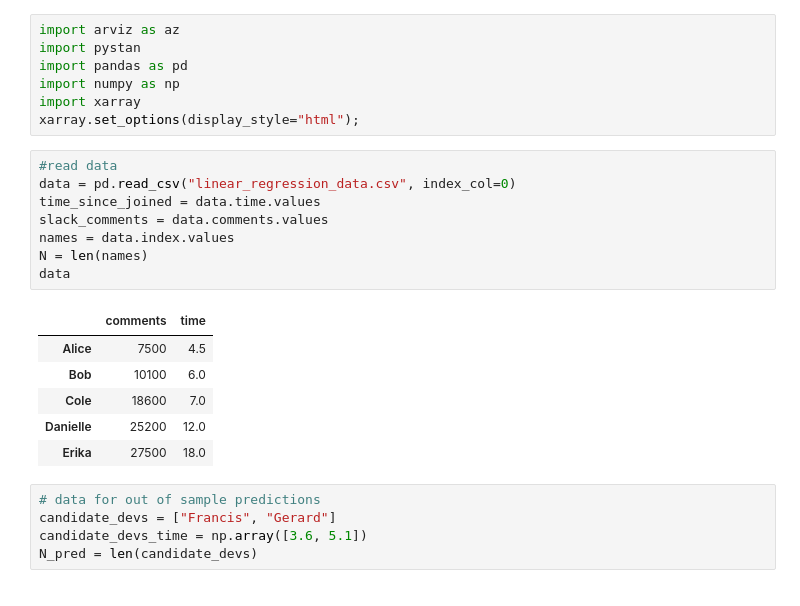
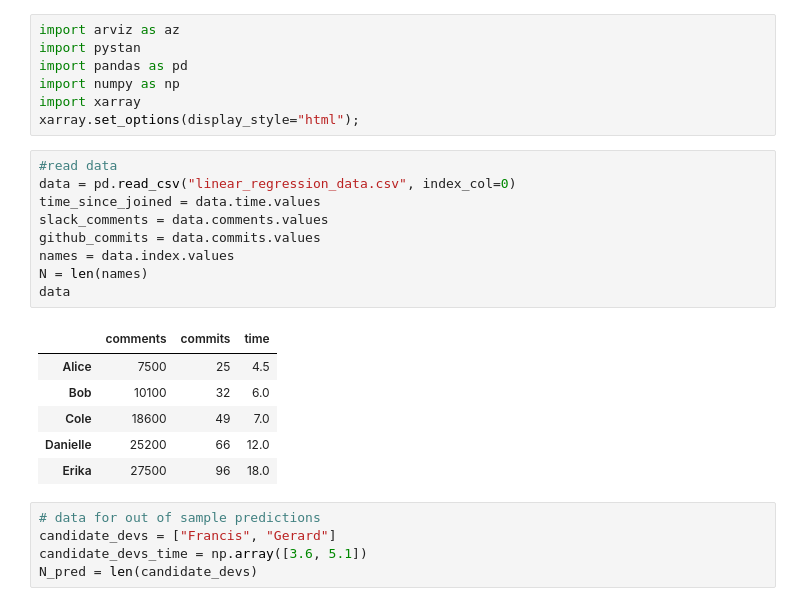
Before and after one commit to arviz-devs/arviz, a Jupyter notebook: doc/schema/PyStan_schema_example.ipynb, the cells around one changed output. Drawn from its saved outputs; the diff is of its cells as text.

```diff
--- a/doc/schema/PyStan_schema_example.ipynb
+++ b/doc/schema/PyStan_schema_example.ipynb
@@ -11,18 +11,19 @@ xarray.set_options(display_style="html");
 # %%
 #read data
 data = pd.read_csv("linear_regression_data.csv", index_col=0)
 time_since_joined = data.time.values
 slack_comments = data.comments.values
+github_commits = data.commits.values
 names = data.index.values
 N = len(names)
 data
 # %% [output]
-|  | comments | time |
-| Alice | 7500 | 4.5 |
-| Bob | 10100 | 6.0 |
-| Cole | 18600 | 7.0 |
-| Danielle | 25200 | 12.0 |
-| Erika | 27500 | 18.0 |
+|  | comments | commits | time |
+| Alice | 7500 | 25 | 4.5 |
+| Bob | 10100 | 32 | 6.0 |
+| Cole | 18600 | 49 | 7.0 |
+| Danielle | 25200 | 66 | 12.0 |
+| Erika | 27500 | 96 | 18.0 |
 # %%
 # data for out of sample predictions
 candidate_devs = ["Francis", "Gerard"]
```
Also changed, not shown: parts of 14 cells of this notebook, 1 other file.
